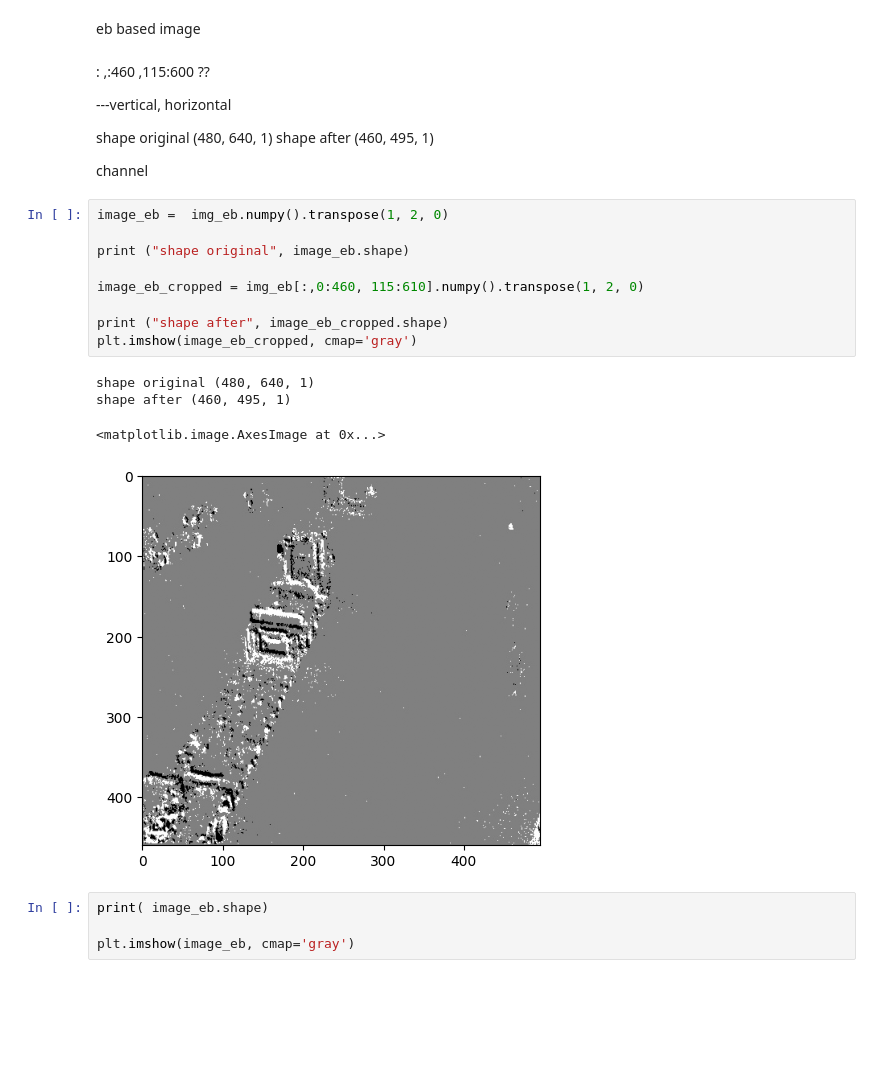
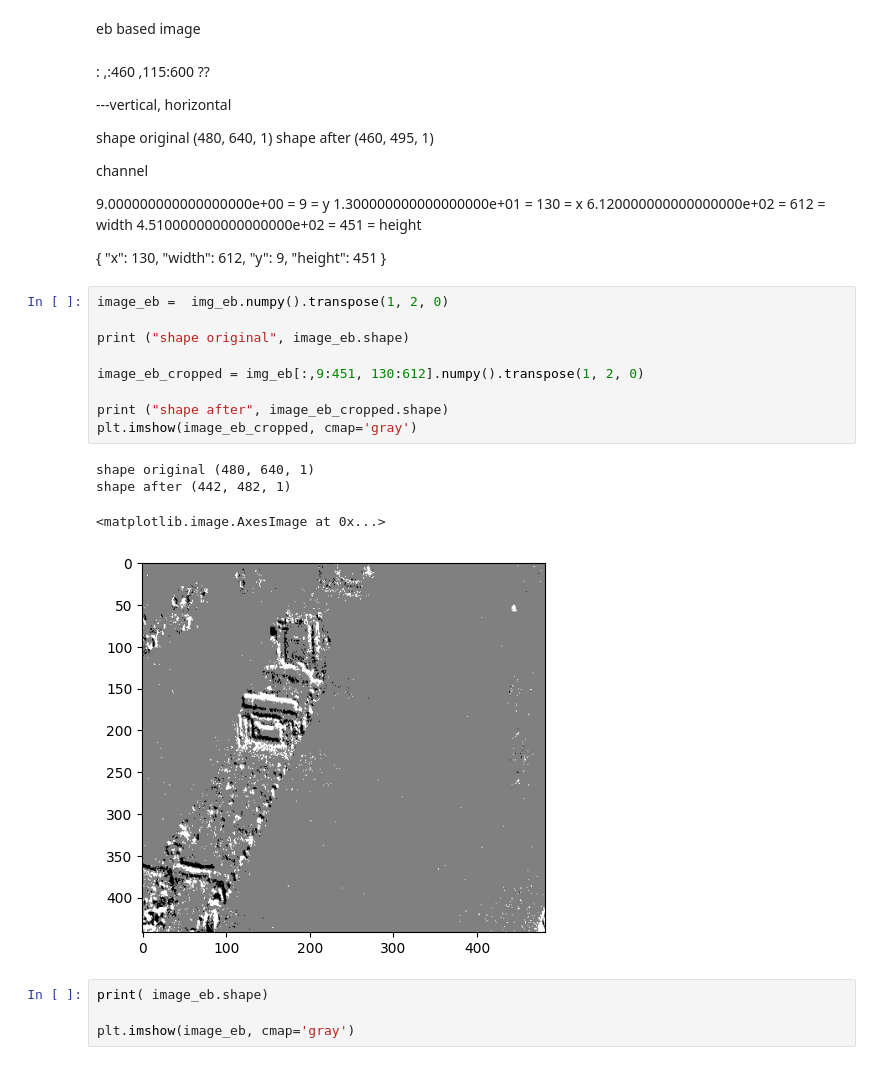
Before and after one commit to eljoserass/noise_in_snn, a Jupyter notebook: notebooks/peekabo.ipynb, the cells around one changed output. Cells and saved outputs as stored; diff of their text form; blank space fills up the shorter version.

```diff
--- a/notebooks/peekabo.ipynb
+++ b/notebooks/peekabo.ipynb
@@ -122,20 +120,31 @@ shape after (460, 495, 1)
 
 
 channel
+
+
+9.000000000000000000e+00 = 9 = y
+1.300000000000000000e+01 = 130 = x
+6.120000000000000000e+02 = 612 = width
+4.510000000000000000e+02 = 451 = height
+
+
+{
+        "x": 130, "width": 612, "y": 9, "height": 451
+}
 # %%
 image_eb =  img_eb.numpy().transpose(1, 2, 0)
 
 print ("shape original", image_eb.shape)
 
-image_eb_cropped = img_eb[:,0:460, 115:610].numpy().transpose(1, 2, 0)
+image_eb_cropped = img_eb[:,9:451, 130:612].numpy().transpose(1, 2, 0)
 
 print ("shape after", image_eb_cropped.shape)
 plt.imshow(image_eb_cropped, cmap='gray')
 # %% [output]
 shape original (480, 640, 1)
-shape after (460, 495, 1)
+shape after (442, 482, 1)
 <matplotlib.image.AxesImage at 0x...>
-[figure, old version]
+[figure, new version]
 # %%
 print( image_eb.shape)
 
```
Also changed, not shown: parts of 3 cells of this notebook, 3 other files.
